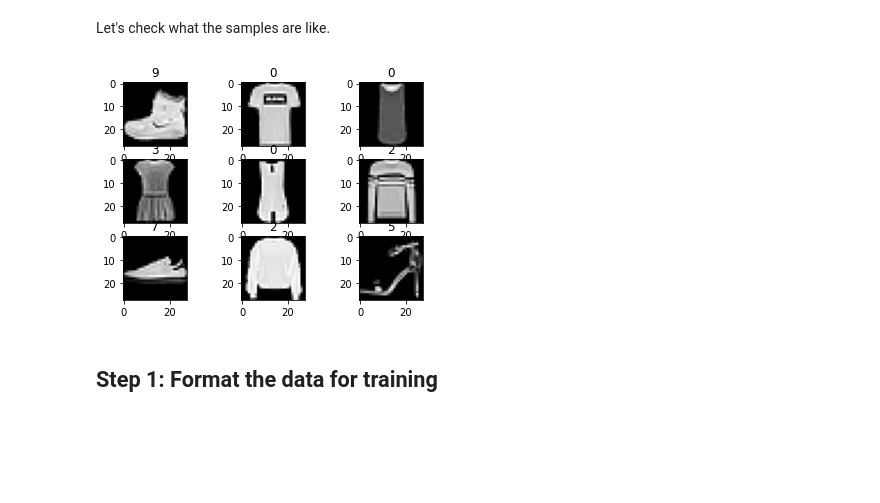
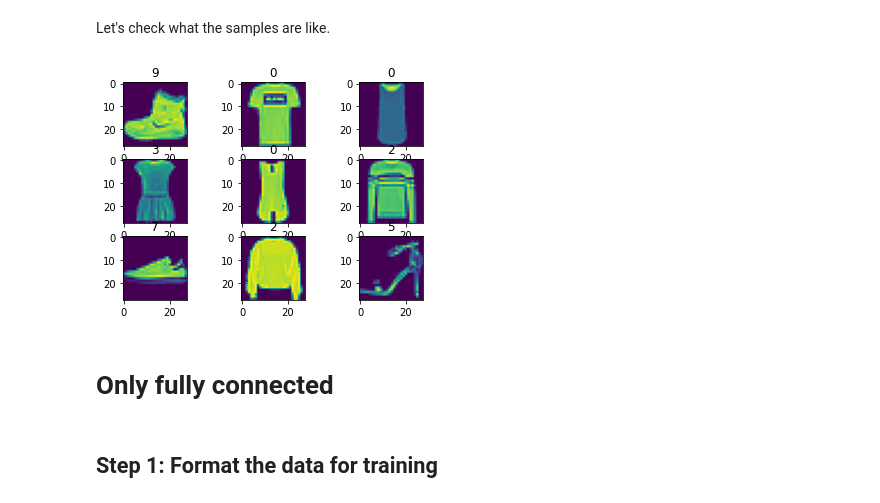
Before and after one commit to momo4826/keras_beginners, a Jupyter notebook: Fashion_MNIST_in_Keras.ipynb, the cells around one changed output. Drawn from its saved outputs; the diff is of its cells as text; code cells hidden in the pictures; blank space fills up the shorter version.

```diff
--- a/Fashion_MNIST_in_Keras.ipynb
+++ b/Fashion_MNIST_in_Keras.ipynb
@@ -35,10 +27,12 @@ Let's check what the samples are like.
 # %%
 for i in range(9):
   plt.subplot(3, 3, i+1)
-  plt.imshow(x_train_original[i], cmap = 'gray', interpolation= None)
+  plt.imshow(x_train_original[i], interpolation= None)
   plt.title(str(y_train_original[i]))
 # %% [output]
-[figure, old version]
+[figure, new version]
+# %% [markdown]
+# Only fully connected
 # %% [markdown]
 ## Step 1: Format the data for training
 # %% [markdown]
```
Also changed, not shown: parts of 18 cells of this notebook.
